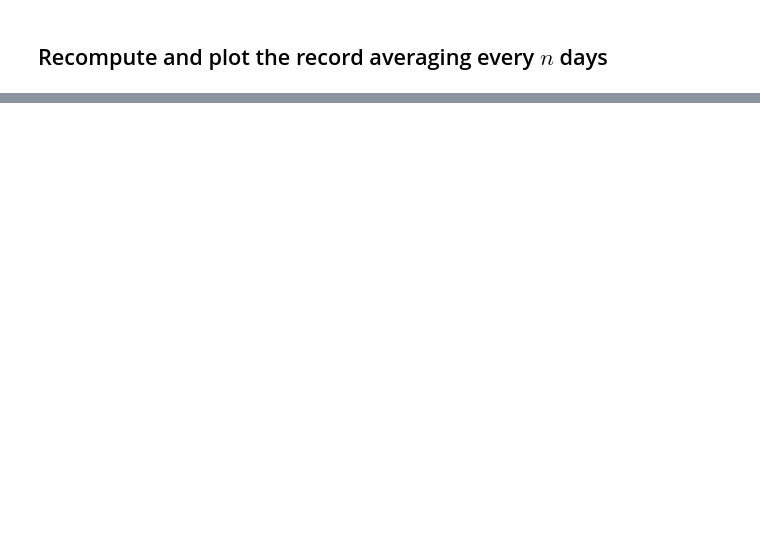
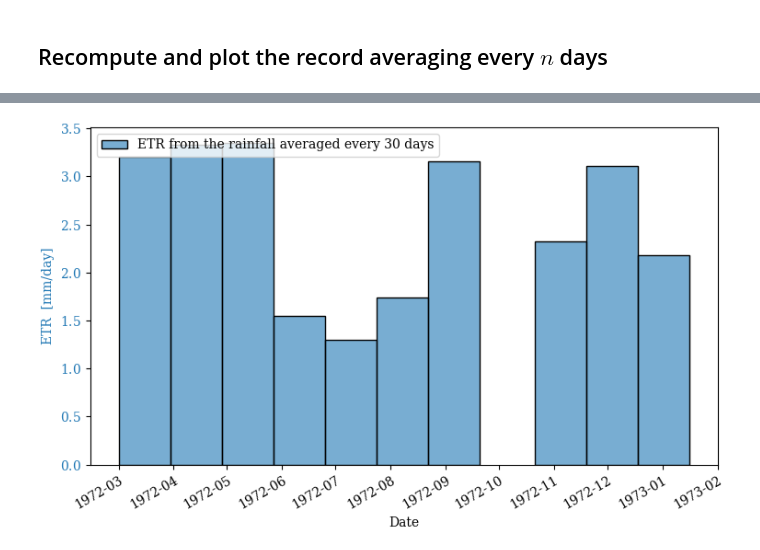
Before and after one commit to AppliedMechanics-EAFIT/irrigation_and_drainage_eng, a Jupyter notebook: notebooks/rainfall_record_processing.ipynb, the cells around one changed output, grey strips where cells are left out. Drawn from its saved outputs; the diff is of its cells as text; code cells hidden in the pictures; blank space fills up the shorter version.

```diff
--- a/notebooks/rainfall_record_processing.ipynb
+++ b/notebooks/rainfall_record_processing.ipynb
@@ -207,0 +244,22 @@ plt.show()
+# %%
+fig, ax1 = plt.subplots(figsize=(7.5, 4.5))
+
+# ETR from the rainfall averaged every n_days days as a bar plot
+ax1.bar(df_range_avg['start_date'], df_range_avg['avg_ETR'], color=mpl.colors.to_rgba('C0', 0.6), edgecolor='k',
+        width=n_days-1, align='edge', label=f'ETR from the rainfall averaged every {n_days} days')
+
+date_range = pd.concat([pd.Series([df_range_avg['start_date'].iloc[0]]), df_range_avg['date']])
+cumulative_rainfall = np.hstack((0, df_range_avg['cumulative_rain']))
+ax2.plot(date_range, cumulative_rainfall, color='C3', lw=2.5)
+
+ax1.legend(loc='upper left')
+ax1.set_xlabel('Date')
+ax1.set_ylabel('ETR  [mm/day]', color='C0')
+
+fig.canvas.header_visible = False
+fig.canvas.toolbar_position = 'bottom'
+plt.setp(ax1.get_xticklabels(), rotation=30, ha="right", rotation_mode="anchor")
+plt.setp(ax1.get_yticklabels(), color='C0')
+plt.show()
+# %% [output]
+[figure, added]
```
Also changed, not shown: parts of 11 cells of this notebook.
